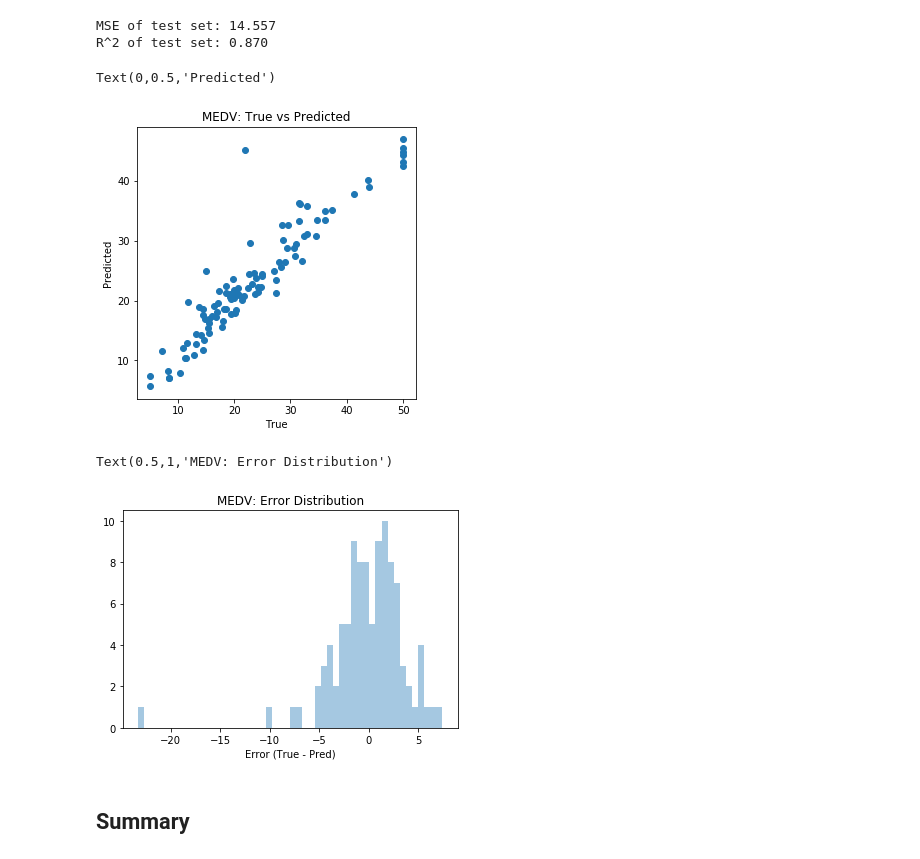
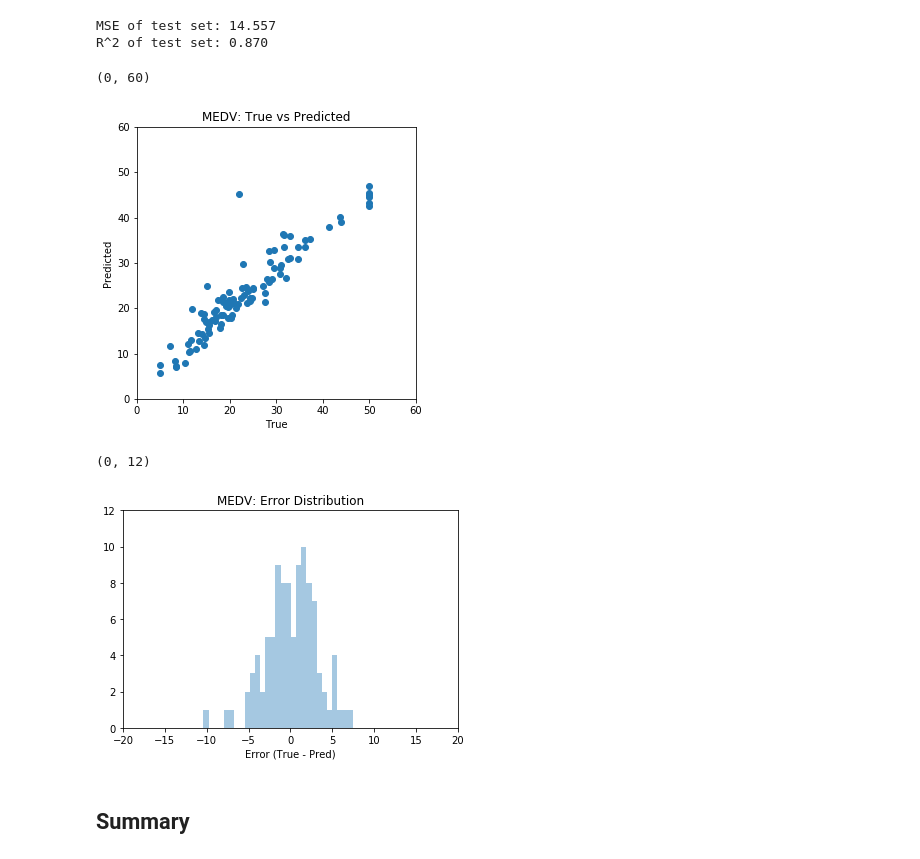
Before and after one commit to dundee2002/Machine-Deep-Learning-in-Python-and-R, a Jupyter notebook: Machine-Learning-in-Python/Regression/Regress_sklearn_uci_boston_housing_r870.ipynb, the cells around one changed output. Saved outputs shown, nothing was run; the diff lists cells and outputs as text; code cells hidden in the pictures.

```diff
--- a/Machine-Learning-in-Python/Regression/Regress_sklearn_uci_boston_housing_r870.ipynb
+++ b/Machine-Learning-in-Python/Regression/Regress_sklearn_uci_boston_housing_r870.ipynb
@@ -364,10 +363,17 @@ Best MSE of train set: -21.347 using {'alpha': 10}
 # %% [markdown]
 ** Params: n_estimators=300 **
 # %%
-model = XGBRegressor(n_estimators=300,random_state=seed)
-model.fit(X_train, y_train)
-print('MSE of train set: {:0.3f}'.format(mean_squared_error(y_train,model.predict(X_train))))
-print('R^2 of train set: {:0.3f}'.format(r2_score(y_train,model.predict(X_train))))
+from sklearn.pipeline import Pipeline
+
+# prepare data
+X_train, X_test, y_train, y_test = train_test_split(X, y, test_size=0.2, random_state=seed)
+# create a pipeline
+final_model = Pipeline([('scaler', StandardScaler()), #scale
+                        ('regressor', XGBRegressor(n_estimators=300,random_state=seed))]) #regressor
+# train model
+final_model.fit(X_train, y_train)
+print('MSE of train set: {:0.3f}'.format(mean_squared_error(y_train, final_model.predict(X_train))))
+print('R^2 of train set: {:0.3f}'.format(r2_score(y_train, final_model.predict(X_train))))
 # %% [output]
 MSE of train set: 0.458
 R^2 of train set: 0.994
@@ -391,9 +396,9 @@ R^2 of train set: 0.994
 ## Model Evaluation with Test set
 # %%
 # predict class with test set (new, unseen)
-y_pred = model.predict(X_test)
-print('MSE of test set: {:0.3f}'.format(mean_squared_error(y_test,model.predict(X_test))))
-print('R^2 of test set: {:0.3f}'.format(r2_score(y_test,model.predict(X_test))))
+y_pred = final_model.predict(X_test)
+print('MSE of test set: {:0.3f}'.format(mean_squared_error(y_test, final_model.predict(X_test))))
+print('R^2 of test set: {:0.3f}'.format(r2_score(y_test, final_model.predict(X_test))))
 # %% [output]
 MSE of test set: 14.557
 R^2 of test set: 0.870
@@ -403,15 +408,19 @@ plt.scatter(y_test,y_pred)
 plt.title('MEDV: True vs Predicted')
 plt.xlabel('True')
 plt.ylabel('Predicted')
+plt.xlim([0,60])
+plt.ylim([0,60])
 # %% [output]
-Text(0,0.5,'Predicted')
+(0, 60)
-[figure, old version]
+[figure, new version]
 # %%
 sns.distplot((y_test-y_pred.ravel()), bins=50, kde=False, axlabel='Error (True - Pred)')
 plt.title('MEDV: Error Distribution')
+plt.xlim([-20,20])
+plt.ylim([0,12])
 # %% [output]
-Text(0.5,1,'MEDV: Error Distribution')
+(0, 12)
-[figure, old version]
+[figure, new version]
 # %% [markdown]
 ## Summary
 # %% [markdown]
```
Also changed, not shown: parts of 5 cells of this notebook, 1 other file.
